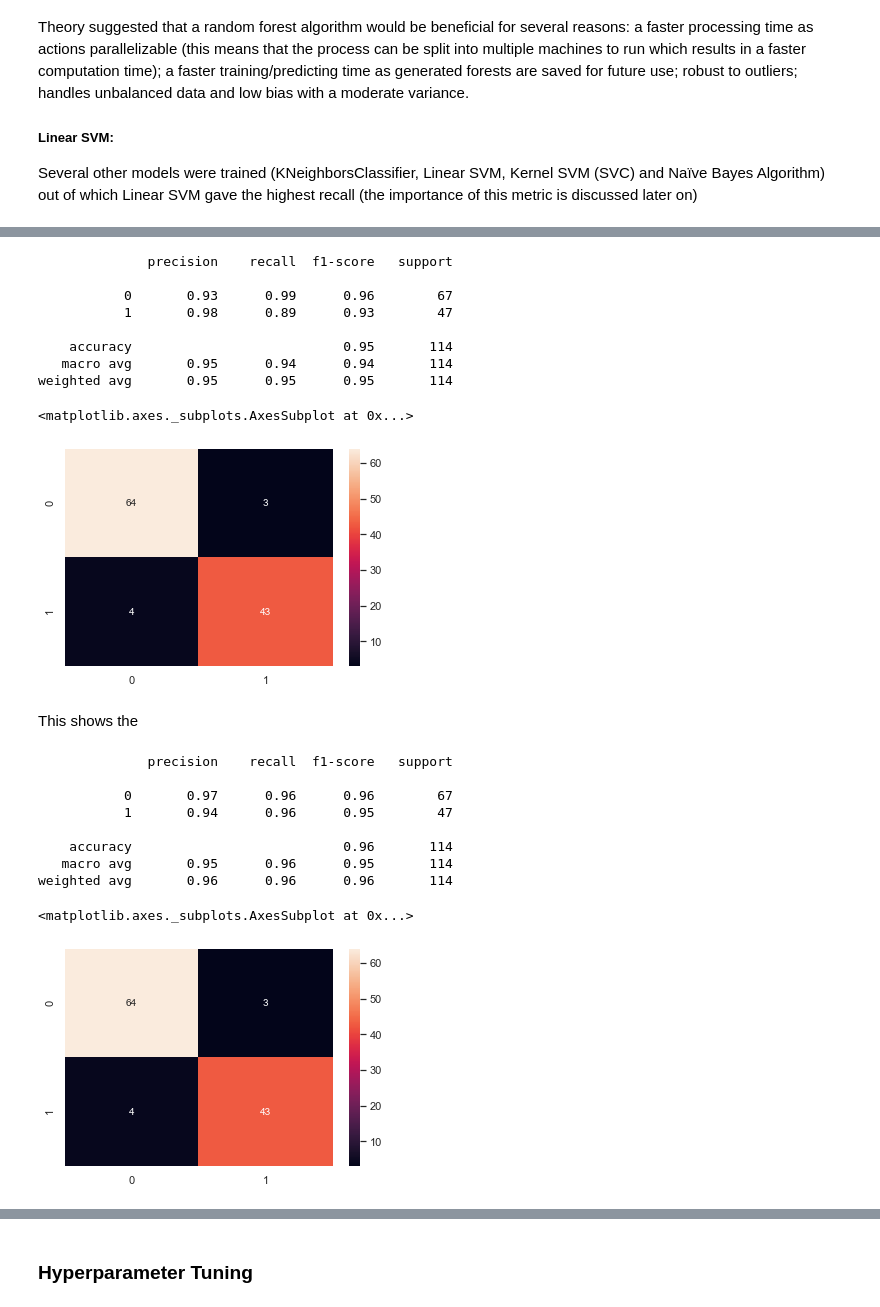
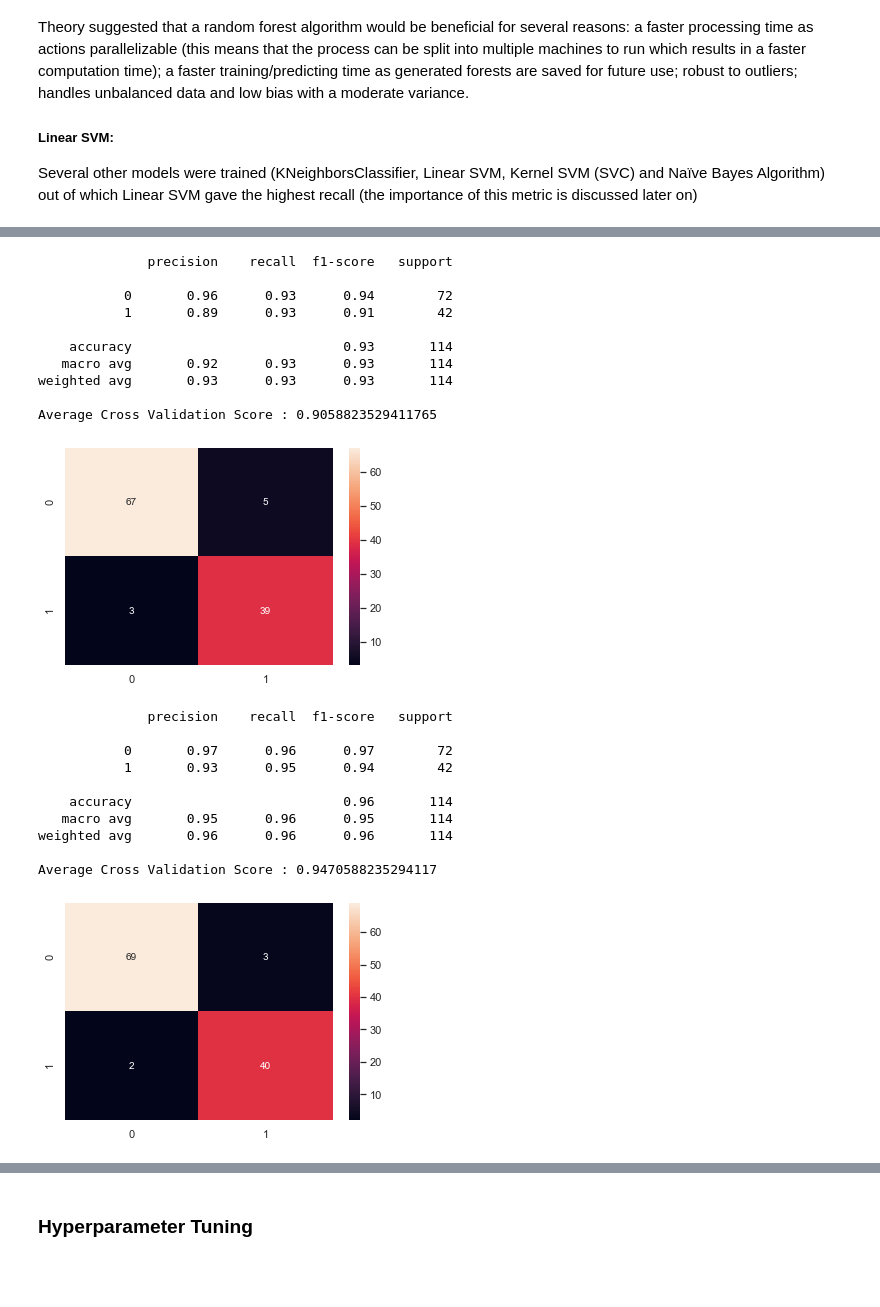
Before and after one commit to nidhisomaiya/NAGA, a Jupyter notebook: NAGA Master Notebook.ipynb, the cells around one changed output, grey strips where cells are left out. Cells and saved outputs as stored; diff of their text form; code cells hidden in the pictures; blank space fills up the shorter version.

```diff
--- a/NAGA Master Notebook.ipynb
+++ b/NAGA Master Notebook.ipynb
@@ -392,0 +498,10 @@ Need to first create a subset of data_plus_encoded_diagnosis with the outliers r
+# %%
+from sklearn.model_selection import train_test_split
+from sklearn.metrics import f1_score, confusion_matrix
+from sklearn.metrics import accuracy_score, recall_score, precision_score
+from sklearn.metrics import classification_report
+from sklearn.model_selection import cross_val_score
+
+# Splitting the dataset into the Training set 80% and Test set 20%.
+# Stratify is used to ensure a good representaiton of both classes in the target column
+X_train, X_test, y_train, y_test = train_test_split(x1, target, test_size=0.2, random_state=0, stratify=target)
@@ -392,0 +514,6 @@ Need to first create a subset of data_plus_encoded_diagnosis with the outliers r
+# %%
+#Feature Scaling
+from sklearn.preprocessing import StandardScaler
+sc = StandardScaler()
+X_train = sc.fit_transform(X_train)
+X_test = sc.transform(X_test)
@@ -402,14 +531,6 @@ Theory suggested that a random forest algorithm would be beneficial for several
 ##### Linear SVM:
 
 Several other models were trained (KNeighborsClassifier, Linear SVM, Kernel SVM (SVC) and Naïve Bayes Algorithm) out of which Linear SVM gave the highest recall (the importance of this metric is discussed later on)
-# %%
-from sklearn.model_selection import train_test_split
-from sklearn.metrics import f1_score, confusion_matrix
-from sklearn.metrics import accuracy_score, recall_score, precision_score
-from sklearn.metrics import classification_report
-
-# Splitting the dataset into the Training set 80% and Test set 20%
-X_train, X_test, y_train, y_test = train_test_split(x1, target, test_size=0.2, random_state=0)
 # %%
 #Logisitic Regression Code
 from sklearn.linear_model import LogisticRegression
@@ -444,28 +563,32 @@ Please also refer to the documentation for alternative solver options:
 # %%
 # Random Forest Algorithm
 from sklearn.ensemble import RandomForestClassifier
 
-classifier_RF = RandomForestClassifier(n_estimators = 10, criterion = 'entropy', random_state = 0)
-classifier_RF.fit(X_train, y_train)
+classifier_RF1 = RandomForestClassifier(n_estimators = 10, criterion = 'entropy', random_state = 0)
+classifier_RF1.fit(X_train, y_train)
 #Confusion matrix and its ratios
-y_pred = classifier_RF.predict(X_test)
-class_report_RF = classification_report(y_test, y_pred)
-cm_RF = confusion_matrix(y_test,classifier.predict(X_test))
-print(class_report_RF)#performance of an algorithm/error matrix
-sns.heatmap(cm_RF,annot=True,fmt='d')#Amber this is the code for formating the correlation matrix
+
+y_pred_RF1 = classifier_RF1.predict(X_test)
+class_report_RF1 = classification_report(y_test, y_pred_RF1)
+cm_RF1 = confusion_matrix(y_test,classifier_RF1.predict(X_test))
+print(class_report_RF1)#performance of an algorithm/error matrix
+sns.heatmap(cm_RF1,annot=True,fmt='d')#Amber this is the code for formating the correlation matrix
+
+#cross-validation scores
+cv_scores = cross_val_score(classifier_RF1, X_train, y_train, cv=5, scoring='recall')
+print('Average Cross Validation Score : ' + str(cv_scores.mean()))
 # %% [output]
               precision    recall  f1-score   support
 
-           0       0.93      0.99      0.96        67
-           1       0.98      0.89      0.93        47
+           0       0.96      0.93      0.94        72
+           1       0.89      0.93      0.91        42
 
-    accuracy                           0.95       114
-   macro avg       0.95      0.94      0.94       114
-weighted avg       0.95      0.95      0.95       114
+    accuracy                           0.93       114
+   macro avg       0.92      0.93      0.93       114
+weighted avg       0.93      0.93      0.93       114
+
+Average Cross Validation Score : 0.9058823529411765
-<matplotlib.axes._subplots.AxesSubplot at 0x...>
-[figure, old version]
+[figure, new version]
-# %% [markdown]
-This shows the
 # %%
 #Linear SVM classifier
 from sklearn.svm import SVC
@@ -473,19 +596,24 @@ classifier_LSVM = SVC(kernel = 'linear', random_state = 0, probability = True)
 classifier_LSVM.fit(X_train, y_train)
 
 #Confusion matrix and its ratios
-y_pred = classifier_LSVM.predict(X_test)
-class_report_LSVM = classification_report(y_test, y_pred)
-cm_LSVM = confusion_matrix(y_test,classifier.predict(X_test))
+y_pred_LSVM = classifier_LSVM.predict(X_test)
+class_report_LSVM = classification_report(y_test, y_pred_LSVM)
+cm_LSVM = confusion_matrix(y_test,classifier_LSVM.predict(X_test))
 print(class_report_LSVM)#performance of an algorithm/error matrix
 sns.heatmap(cm_LSVM,annot=True,fmt='d')#Amber this is the code for formating the correlation matrix
+
+#cross-validation scores
+cv_scores = cross_val_score(classifier_LSVM, X_train, y_train, cv=5, scoring='recall')
+print('Average Cross Validation Score : ' + str(cv_scores.mean()))
 # %% [output]
               precision    recall  f1-score   support
 
-           0       0.97      0.96      0.96        67
-           1       0.94      0.96      0.95        47
+           0       0.97      0.96      0.97        72
+           1       0.93      0.95      0.94        42
 
     accuracy                           0.96       114
    macro avg       0.95      0.96      0.95       114
 weighted avg       0.96      0.96      0.96       114
+
+Average Cross Validation Score : 0.9470588235294117
-<matplotlib.axes._subplots.AxesSubplot at 0x...>
-[figure, old version]
+[figure, new version]
```
Also changed, not shown: parts of 32 cells of this notebook.
